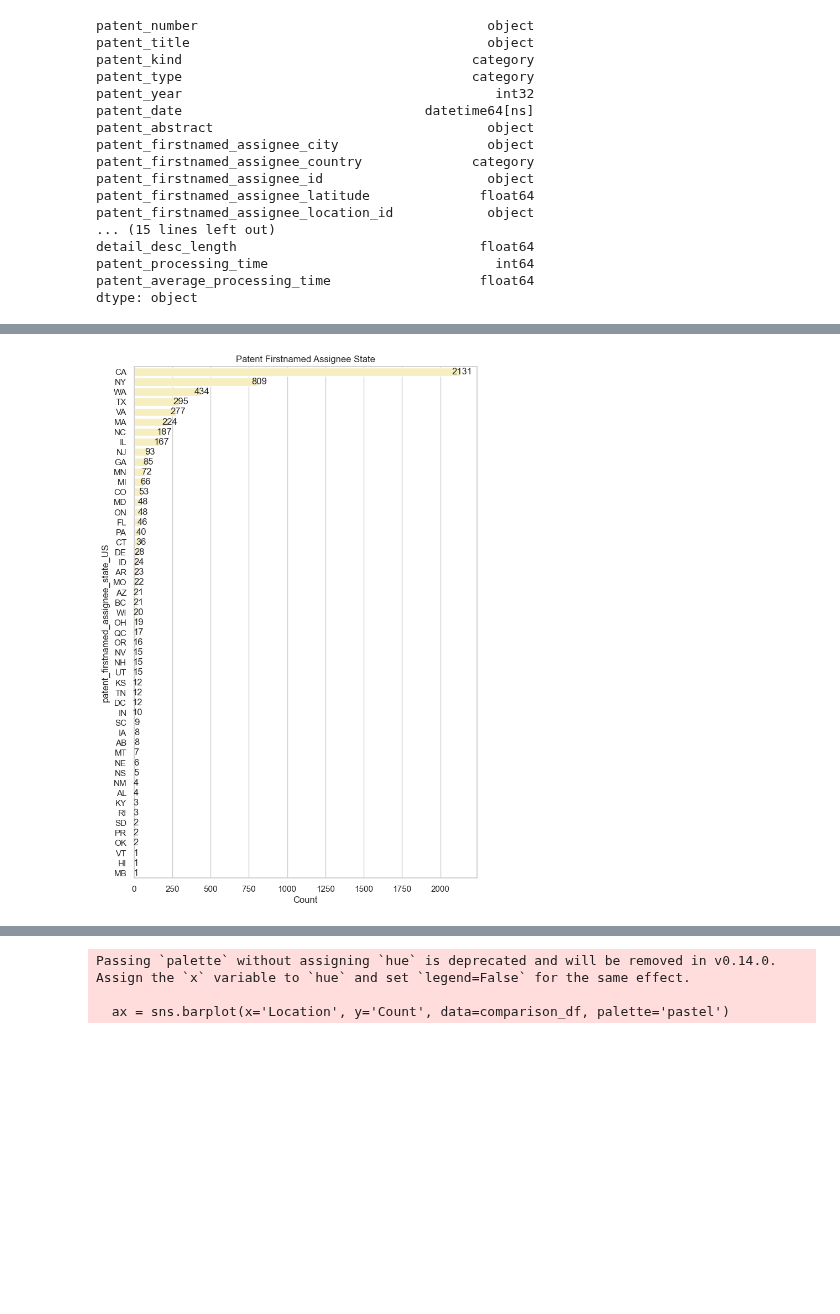
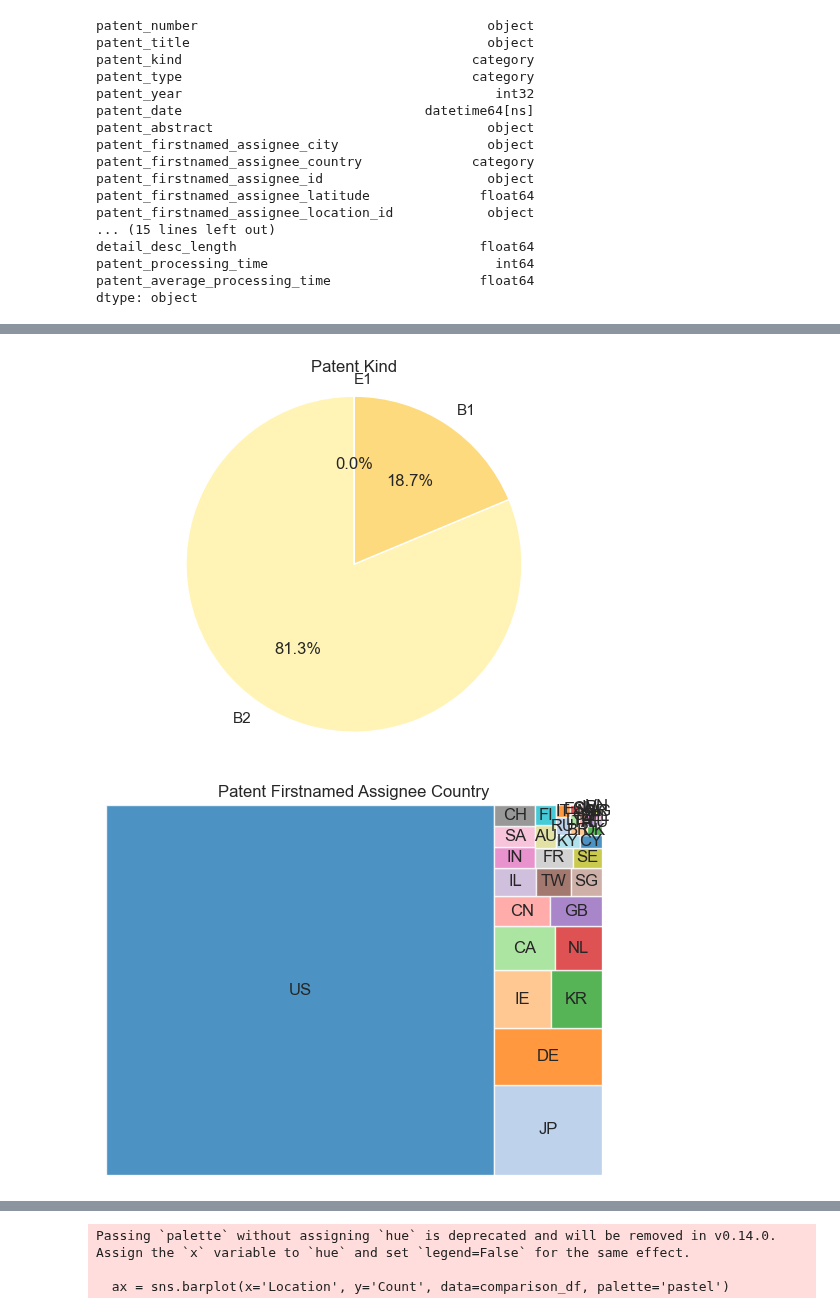
Before and after one commit to JunsooJung/Patentview, a Jupyter notebook: Patentview.ipynb, the cells around one changed output, grey strips where cells are left out. Cells and saved outputs as stored; diff of their text form; code cells hidden in the pictures; blank space fills up the shorter version.

Commit message:
Change some Visualization methods

```diff
--- a/Patentview.ipynb
+++ b/Patentview.ipynb
@@ -961,18 +944,19 @@ plt.show()
-# %%
-df['patent_firstnamed_assignee_state_US'] =  df['patent_firstnamed_assignee_state'][df['patent_firstnamed_assignee_state']!="Foreigner"]
-patent_firstnamed_assignee_state_US = df['patent_firstnamed_assignee_state_US'].value_counts().index
-
-plt.figure(figsize=(8, 12))
-ax = sns.countplot(y='patent_firstnamed_assignee_state_US', data=df,order=patent_firstnamed_assignee_state_US)
-for p in ax.patches:
-    width = p.get_width()
-    plt.text(width + 10,
-             p.get_y() + p.get_height() / 2,
-             f'{int(width)}',
-             ha='center', va='center')
-plt.title('Patent Firstnamed Assignee State')
-plt.xlabel('Count')
-plt.ylabel('')
-plt.show()
-# %% [output]
-[figure, removed]
+# %%
+patent_kind_counts = df['patent_kind'].value_counts()
+
+plt.pie(patent_kind_counts, labels=patent_kind_counts.index, autopct='%1.1f%%', startangle=90)
+plt.title('Patent Kind')
+plt.axis('equal')
+plt.show()
+# %% [output]
+[figure, added]
+# %%
+patent_country_counts = df['patent_firstnamed_assignee_country'].value_counts()
+
+squarify.plot(sizes=patent_country_counts.values, label=patent_country_counts.index,
+              alpha=0.8, color=plt.cm.tab20.colors)
+plt.title('Patent Firstnamed Assignee Country')
+plt.axis('off')
+plt.show()
+# %% [output]
+[figure, added]
```
Also changed, not shown: parts of 15 cells of this notebook.
